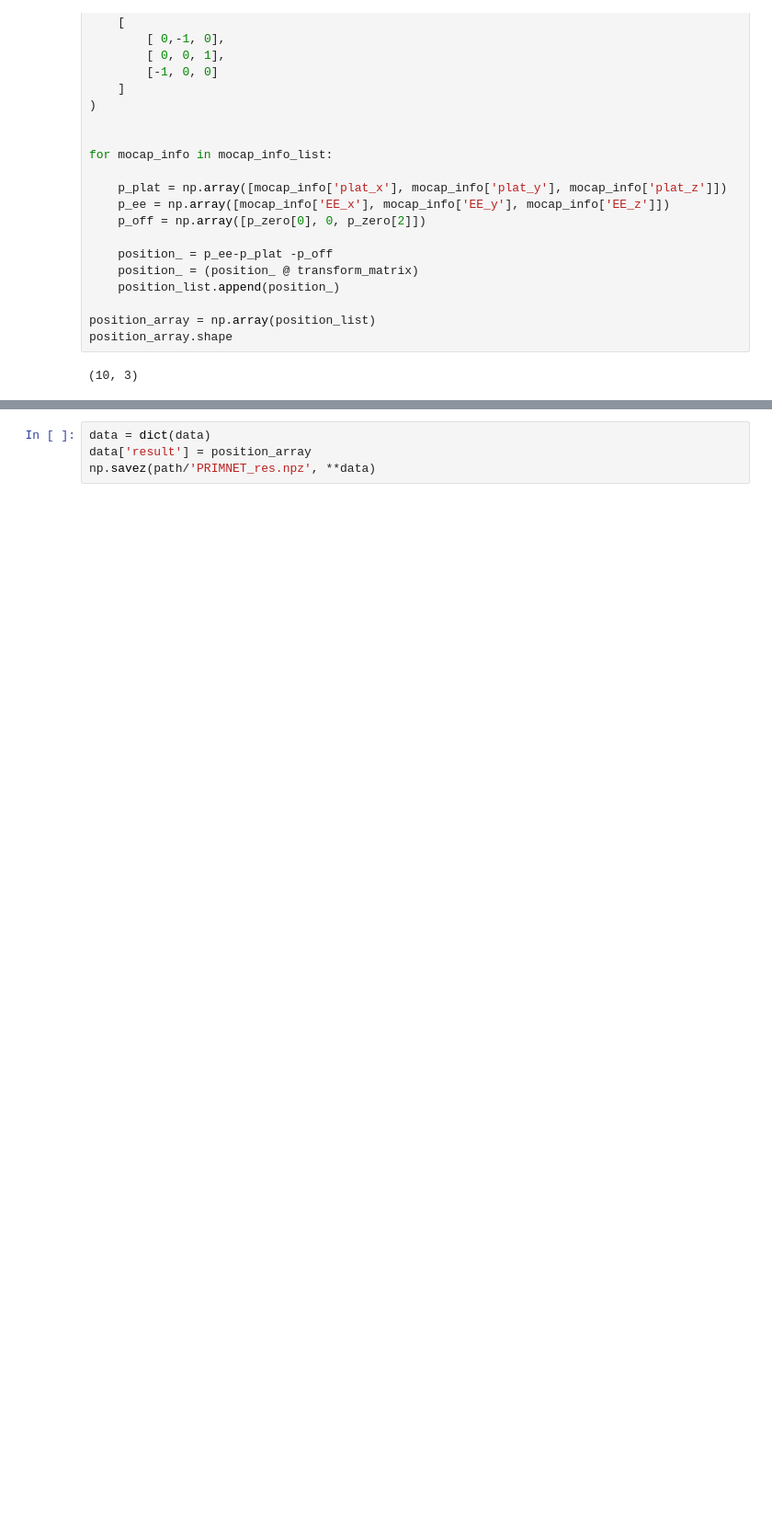
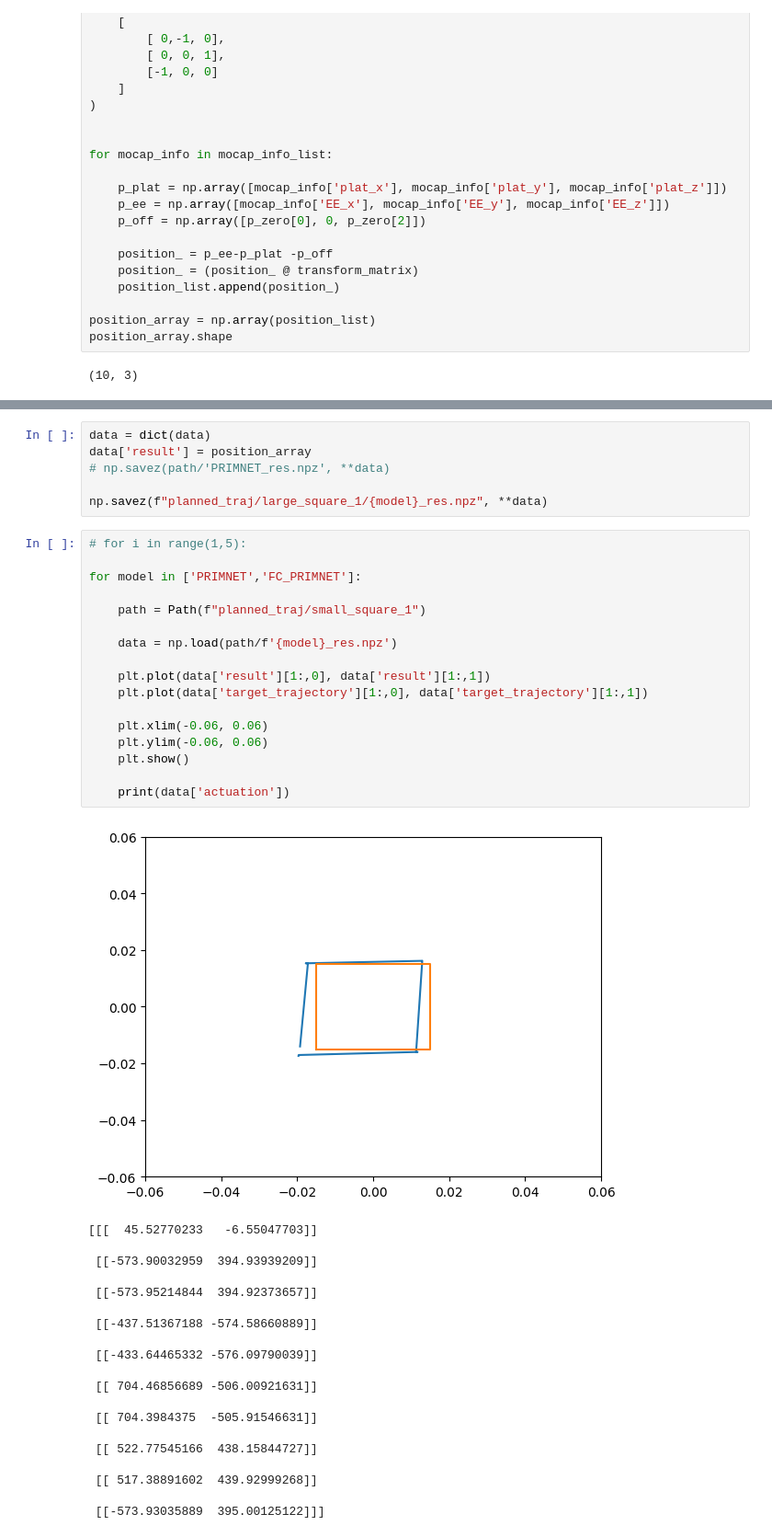
Before and after one commit to terry97-guel/SORO-Dynamixel-python, a Jupyter notebook: 0328_test_Experiment1.ipynb, the cells around one changed output, grey strips where cells are left out. Shown at 92% size. Cells and saved outputs as stored; diff of their text form; blank space fills up the shorter version.

```diff
--- a/0328_test_Experiment1.ipynb
+++ b/0328_test_Experiment1.ipynb
@@ -428,4 +435,44 @@ plt.ylim(-0.05, 0.05)
 # %%
 data = dict(data)
 data['result'] = position_array
-np.savez(path/'PRIMNET_res.npz', **data)
+# np.savez(path/'PRIMNET_res.npz', **data)
+
+np.savez(f"planned_traj/large_square_1/{model}_res.npz", **data)
+# %%
+# for i in range(1,5):
+
+for model in ['PRIMNET','FC_PRIMNET']:
+
+    path = Path(f"planned_traj/small_square_1")
+
+    data = np.load(path/f'{model}_res.npz')
+
+    plt.plot(data['result'][1:,0], data['result'][1:,1])
+    plt.plot(data['target_trajectory'][1:,0], data['target_trajectory'][1:,1])
+
+    plt.xlim(-0.06, 0.06)
+    plt.ylim(-0.06, 0.06)
+    plt.show()
+
+    print(data['actuation'])
+# %% [output]
+[figure, added]
+[[[  45.52770233   -6.55047703]]
+
+ [[-573.90032959  394.93939209]]
+
+ [[-573.95214844  394.92373657]]
+
+ [[-437.51367188 -574.58660889]]
+
+ [[-433.64465332 -576.09790039]]
+
+ [[ 704.46856689 -506.00921631]]
+
+ [[ 704.3984375  -505.91546631]]
+
+ [[ 522.77545166  438.15844727]]
+
+ [[ 517.38891602  439.92999268]]
+
+ [[-573.93035889  395.00125122]]]
```
Also changed, not shown: parts of 10 cells of this notebook, 1 other file.
